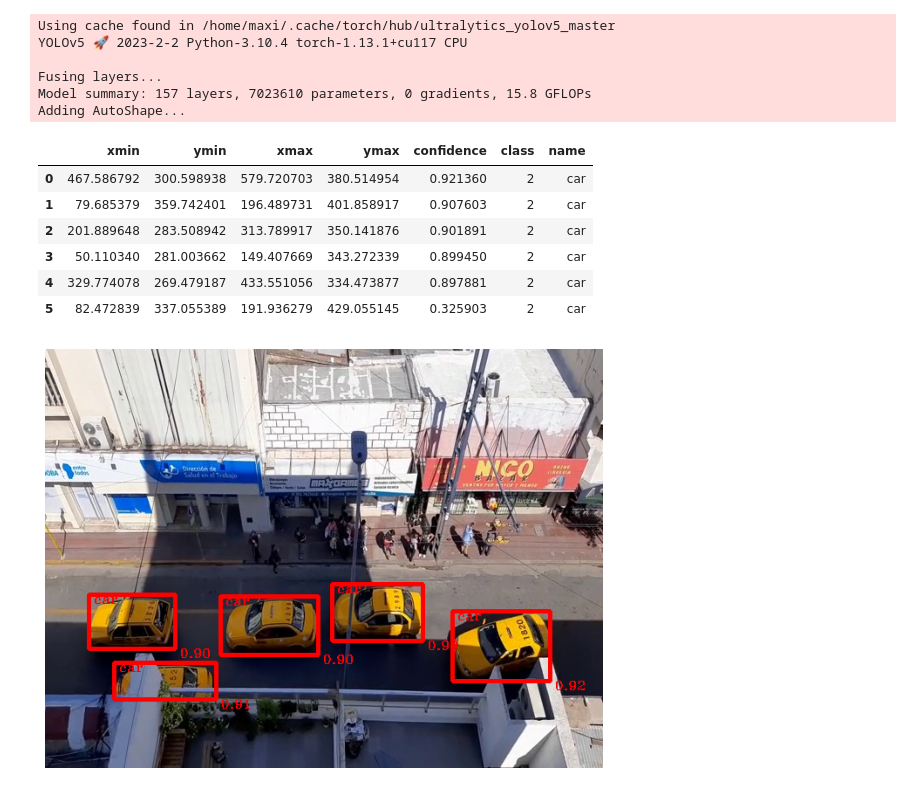
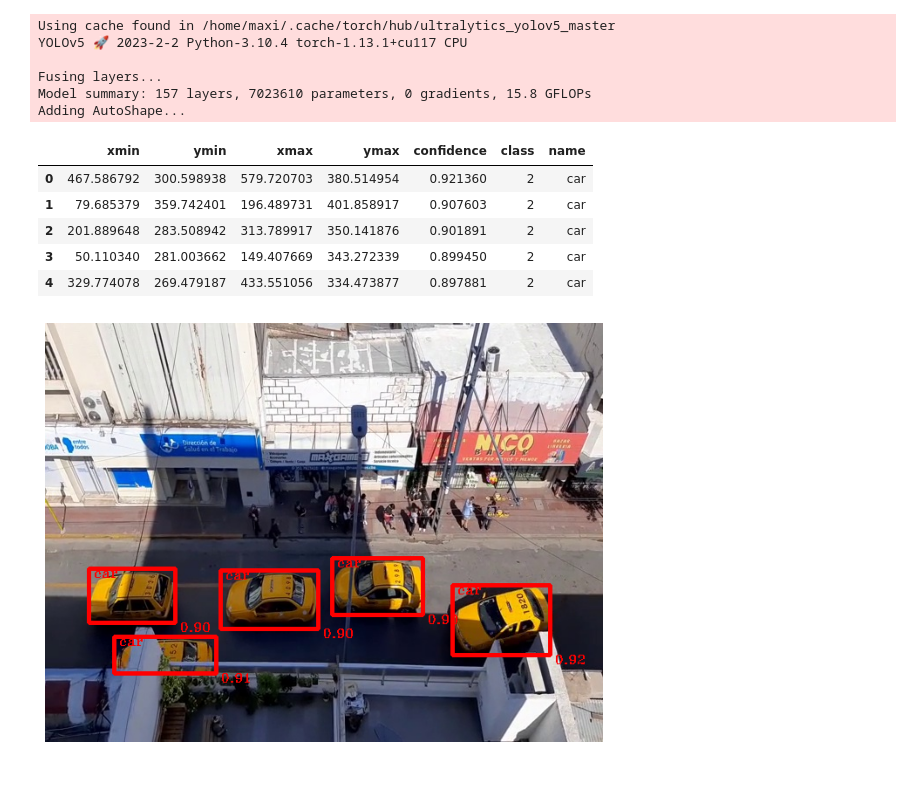
Before and after one commit to MaxiUlibarrie/cars-cv, a Jupyter notebook: notebooks/Experiments.ipynb, the cells around one changed output. Drawn from its saved outputs; the diff is of its cells as text; code cells hidden in the pictures.

```diff
--- a/notebooks/Experiments.ipynb
+++ b/notebooks/Experiments.ipynb
@@ -26,6 +21,8 @@ __pycache__        requirements_notebooks.txt  useful_fn.py
 witdh = 640
 height = 480
 
-VIDEO_PATH_COMP = DATA_PATH + "street_compresed.mp4"
-VIDEO_PATH_EXP = DATA_PATH + "exp.mp4"
+video_name = "street0"
+
+VIDEO_PATH_COMP = DATA_PATH + f"{video_name}_compresed.mp4"
+VIDEO_PATH_EXP = DATA_PATH + f"{video_name}_exp.mp4"
 # %%
@@ -136,7 +134,7 @@ show_img_annotations("frame_0200.jpeg")
 # Testing trained model
 # %%
 weights = "../models_deploy/V05/best.pt"
-model = torch.hub.load('ultralytics/yolov5', 'custom', weights)
+model_custom = torch.hub.load('ultralytics/yolov5', 'custom', weights)
 # %% [output]
 Using cache found in /home/maxi/.cache/torch/hub/ultralytics_yolov5_master
 YOLOv5 🚀 2023-2-2 Python-3.10.4 torch-1.13.1+cu117 CPU
@@ -144,17 +142,33 @@ YOLOv5 🚀 2023-2-2 Python-3.10.4 torch-1.13.1+cu117 CPU
 Fusing layers...
 Model summary: 157 layers, 7023610 parameters, 0 gradients, 15.8 GFLOPs
 Adding AutoShape...
+# %%
+classes = { 0: "person", 1: "bicycle", 2: "car", 3: "motorcycle", 5: "bus" }
+
+color_map = {
+    0: (255, 0, 0),
+    1: (0, 255, 0),
+    2: (0, 0, 255),
+    3: (0, 150, 0),
+    5: (0, 0, 100),
+}
 # %%
 img_test = "train/frame_0200.jpeg"
 # %%
-results = model(img_test).pandas().xyxy[0]
-results
+def predict_as_df_ctm(img, conf_thres):
+    results = model_custom(img)
+    df = results.pandas().xyxy[0]
+    df = df[df["name"].isin(list(classes.values()))]
+    df = df[df['confidence'] >= conf_thres]
+    return df
+
+predictions_custom = predict_as_df_ctm(img_test, 0.5)
+predictions_custom
 # %% [output]
 |  | xmin | ymin | xmax | ymax | confidence | class | name |
 | 0 | 467.586792 | 300.598938 | 579.720703 | 380.514954 | 0.921360 | 2 | car |
 | 1 | 79.685379 | 359.742401 | 196.489731 | 401.858917 | 0.907603 | 2 | car |
 | 2 | 201.889648 | 283.508942 | 313.789917 | 350.141876 | 0.901891 | 2 | car |
 | 3 | 50.110340 | 281.003662 | 149.407669 | 343.272339 | 0.899450 | 2 | car |
 | 4 | 329.774078 | 269.479187 | 433.551056 | 334.473877 | 0.897881 | 2 | car |
-| 5 | 82.472839 | 337.055389 | 191.936279 | 429.055145 | 0.325903 | 2 | car |
 # %%
```
Also changed, not shown: parts of 20 cells of this notebook, 8 other files.
